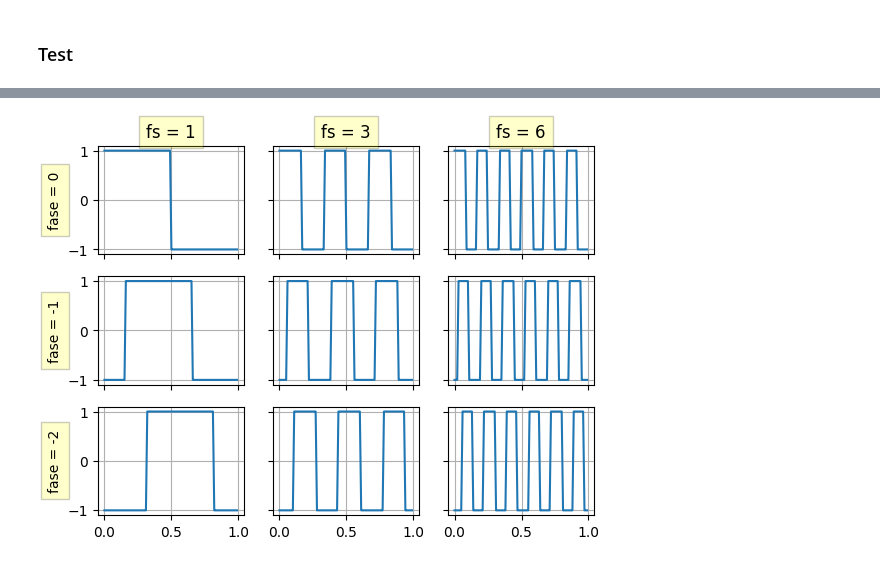
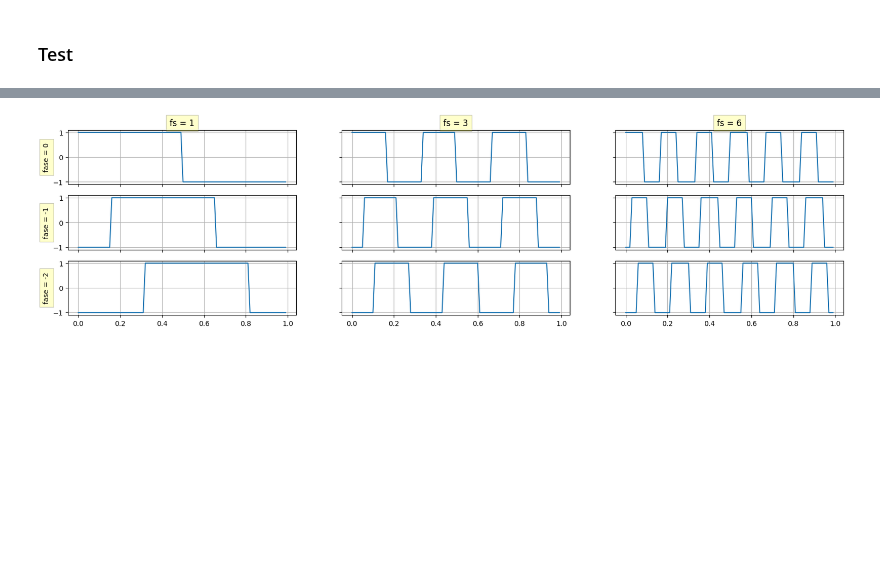
Before and after one commit to francoherg/PDS-2025, a Jupyter notebook: Practica/Guia1/1-1.ipynb, the cells around one changed output, grey strips where cells are left out. Cells and saved outputs as stored; diff of their text form; code cells hidden in the pictures; blank space fills up the shorter version.

```diff
--- a/Practica/Guia1/1-1.ipynb
+++ b/Practica/Guia1/1-1.ipynb
@@ -188,6 +190,7 @@ import matplotlib.pyplot as plt
 
 box = dict(facecolor='yellow', pad=5, alpha=0.2)
 fig,ax = plt.subplots(3,3,sharex=True,sharey=True)
+fig.set_figwidth(20)
 ax[0,0].grid()
 ax[0,0].set_title('fs = 1', bbox=box)
 ax[0,0].set_ylabel('fase = 0', bbox=box)
@@ -195,31 +198,31 @@ ax[0,0].set_ylabel('fase = 0', bbox=box)
 ax[1,0].grid()
 ax[1,0].set_ylabel('fase = -1', bbox=box)
 
 ax[2,0].grid()
 ax[2,0].set_ylabel('fase = -2', bbox=box)
 
 ax[0,1].grid()
 ax[0,1].set_title('fs = 3', bbox=box)
 
 ax[1,1].grid()
 ax[2,1].grid()
 
 ax[0,2].grid()
 ax[0,2].set_title('fs = 6', bbox=box)
 
 ax[1,2].grid()
 ax[2,2].grid()
 
 ax[0,0].plot(t00,s00)
 ax[1,0].plot(t01,s01)
 ax[2,0].plot(t02,s02)
 ax[0,1].plot(t10,s10)
 ax[1,1].plot(t11,s11)
 ax[2,1].plot(t12,s12)
 ax[0,2].plot(t20,s20)
 ax[1,2].plot(t21,s21)
 ax[2,2].plot(t22,s22)
 
 plt.show()
 # %% [output]
-[figure, old version]
+[figure, new version]
```
Also changed, not shown: parts of 2 cells of this notebook, 1 other file.
